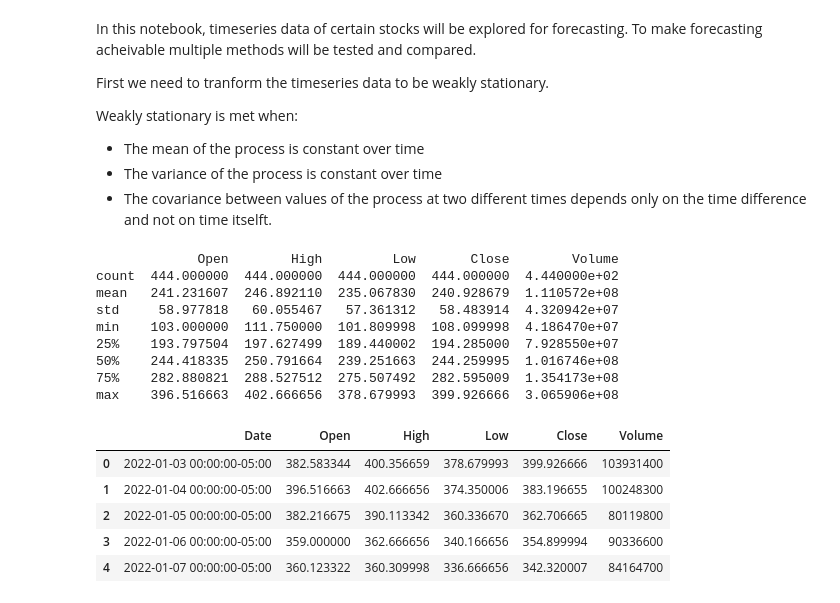
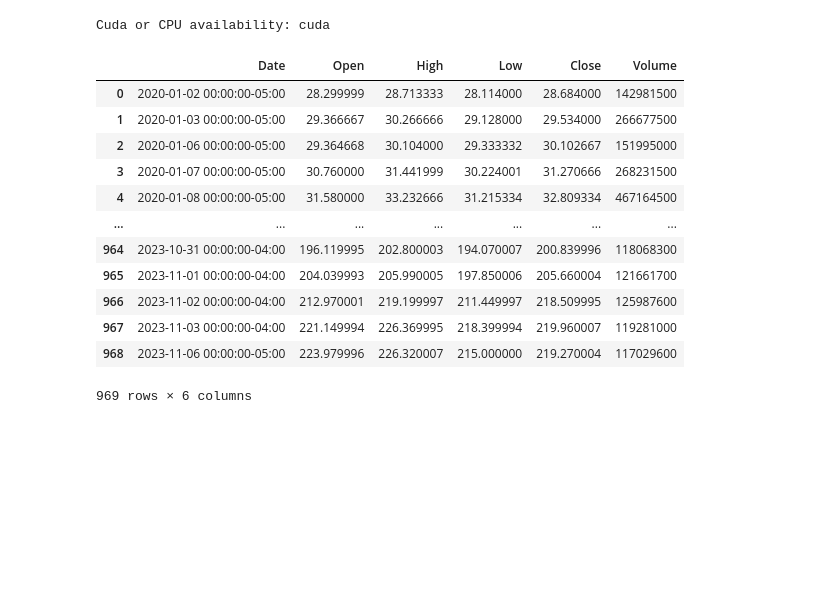
Before and after one commit to davidadel66/stocks_eda, a Jupyter notebook: notebooks/forecasting.ipynb, the cells around one changed output. Cells and saved outputs as stored; diff of their text form; code cells hidden in the pictures; blank space fills up the shorter version.

Commit message:
modified repo to be for lstm modeling

```diff
--- a/notebooks/forecasting.ipynb
+++ b/notebooks/forecasting.ipynb
@@ -1,9 +0,0 @@
-# %% [markdown]
-In this notebook, timeseries data of certain stocks will be explored for forecasting. To make forecasting acheivable multiple methods will be tested and compared.
-
-First we need to tranform the timeseries data to be weakly stationary.
-
-Weakly stationary is met when:
-- The mean of the process is constant over time
-- The variance of the process is constant over time
-- The covariance between values of the process at two different times depends only on the time difference and not on time itselft.
@@ -18,21 +1,35 @@ import seaborn as sns
+# %%
+import pandas as pd
+import numpy as np
+import matplotlib.pyplot as plt
+from datetime import datetime
+from copy import deepcopy
+
+from sklearn.preprocessing import MinMaxScaler
+from sklearn.model_selection import train_test_split
+
+import torch
+import torch.nn as nn
+from torch.utils.data import Dataset, DataLoader
+
+device = 'cuda' if torch.cuda.is_available() else 'cpu'
+print(f"Cuda or CPU availability: {device}")
+# %% [output]
+Cuda or CPU availability: cuda
 # %%
-histData = pd.read_csv('../data/tsla_daily.csv')
-print(histData.describe())
-print()
-histData.head()
+data = pd.read_csv('../data/tsla_daily.csv')
+data
 # %% [output]
+|  | Date | Open | High | Low | Close | Volume |
+| 0 | 2020-01-02 00:00:00-05:00 | 28.299999 | 28.713333 | 28.114000 | 28.684000 | 142981500 |
+| 1 | 2020-01-03 00:00:00-05:00 | 29.366667 | 30.266666 | 29.128000 | 29.534000 | 266677500 |
+| 2 | 2020-01-06 00:00:00-05:00 | 29.364668 | 30.104000 | 29.333332 | 30.102667 | 151995000 |
+| 3 | 2020-01-07 00:00:00-05:00 | 30.760000 | 31.441999 | 30.224001 | 31.270666 | 268231500 |
+| 4 | 2020-01-08 00:00:00-05:00 | 31.580000 | 33.232666 | 31.215334 | 32.809334 | 467164500 |
+| ... | ... | ... | ... | ... | ... | ... |
+| 964 | 2023-10-31 00:00:00-04:00 | 196.119995 | 202.800003 | 194.070007 | 200.839996 | 118068300 |
+| 965 | 2023-11-01 00:00:00-04:00 | 204.039993 | 205.990005 | 197.850006 | 205.660004 | 121661700 |
+| 966 | 2023-11-02 00:00:00-04:00 | 212.970001 | 219.199997 | 211.449997 | 218.509995 | 125987600 |
+| 967 | 2023-11-03 00:00:00-04:00 | 221.149994 | 226.369995 | 218.399994 | 219.960007 | 119281000 |
+| 968 | 2023-11-06 00:00:00-05:00 | 223.979996 | 226.320007 | 215.000000 | 219.270004 | 117029600 |
-             Open        High         Low       Close        Volume
-count  444.000000  444.000000  444.000000  444.000000  4.440000e+02
-mean   241.231607  246.892110  235.067830  240.928679  1.110572e+08
-std     58.977818   60.055467   57.361312   58.483914  4.320942e+07
-min    103.000000  111.750000  101.809998  108.099998  4.186470e+07
-25%    193.797504  197.627499  189.440002  194.285000  7.928550e+07
-50%    244.418335  250.791664  239.251663  244.259995  1.016746e+08
-75%    282.880821  288.527512  275.507492  282.595009  1.354173e+08
-max    396.516663  402.666656  378.679993  399.926666  3.065906e+08
+969 rows × 6 columns
-|  | Date | Open | High | Low | Close | Volume |
-| 0 | 2022-01-03 00:00:00-05:00 | 382.583344 | 400.356659 | 378.679993 | 399.926666 | 103931400 |
-| 1 | 2022-01-04 00:00:00-05:00 | 396.516663 | 402.666656 | 374.350006 | 383.196655 | 100248300 |
-| 2 | 2022-01-05 00:00:00-05:00 | 382.216675 | 390.113342 | 360.336670 | 362.706665 | 80119800 |
-| 3 | 2022-01-06 00:00:00-05:00 | 359.000000 | 362.666656 | 340.166656 | 354.899994 | 90336600 |
-| 4 | 2022-01-07 00:00:00-05:00 | 360.123322 | 360.309998 | 336.666656 | 342.320007 | 84164700 |
```
Also changed, not shown: parts of 23 cells of this notebook, 3 other files.
